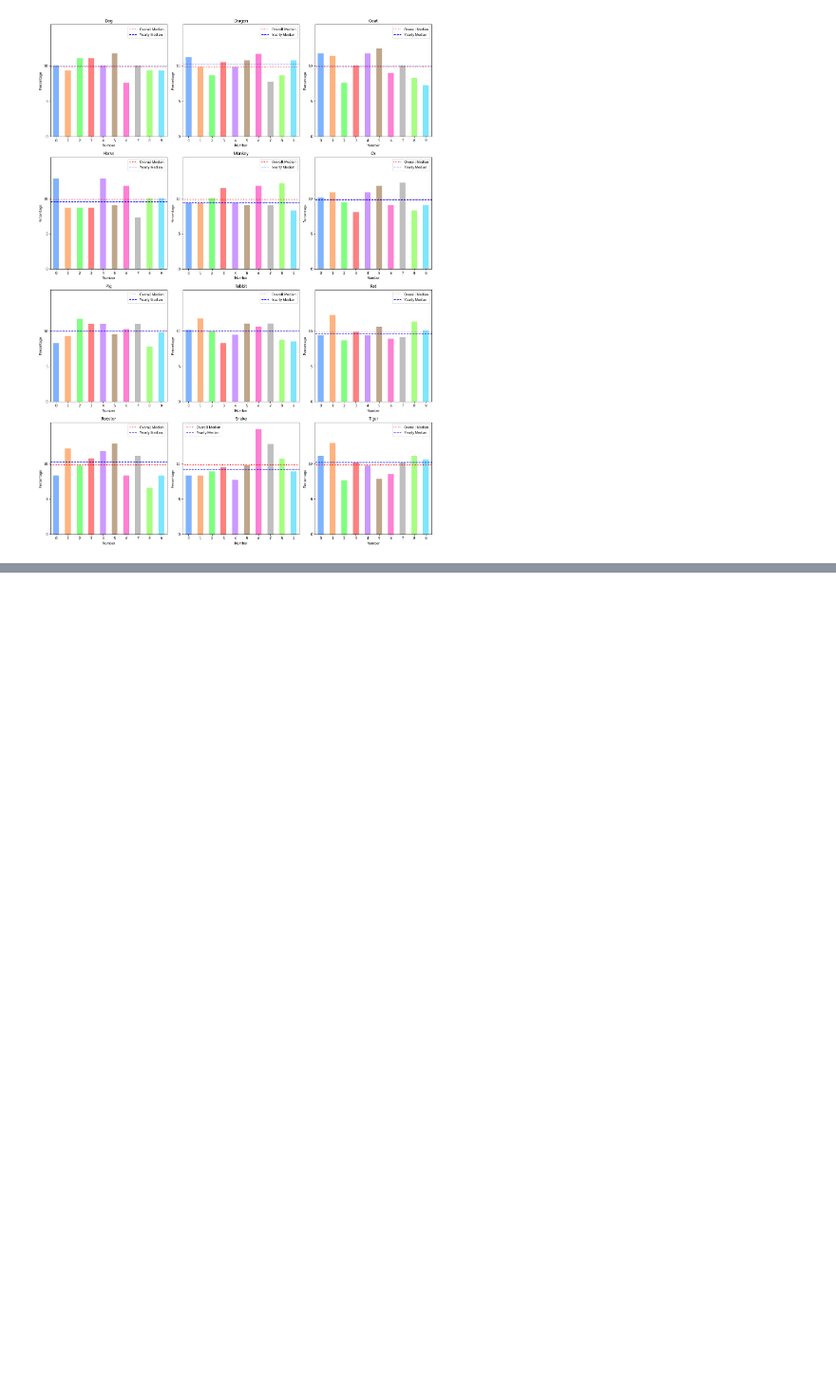
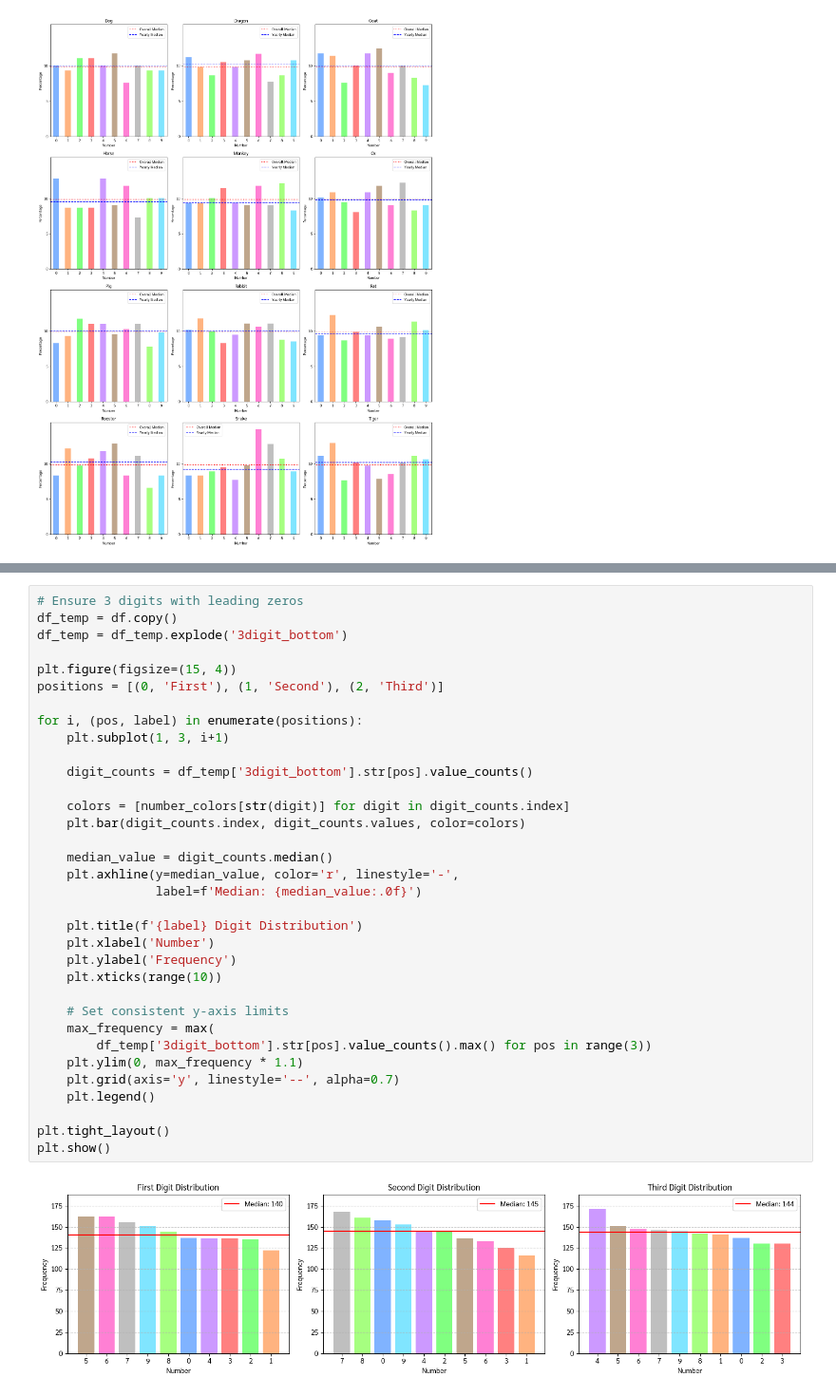
Before and after one commit to tangnatta/AUT461-Thai-Lottery-2025, a Jupyter notebook: eda.ipynb, the cells around one changed output, grey strips where cells are left out. Shown at 95% size. Drawn from its saved outputs; the diff is of its cells as text; blank space fills up the shorter version.

```diff
--- a/eda.ipynb
+++ b/eda.ipynb
@@ -577,0 +660,36 @@ df_1prize.groupby('value [i]')['value [i+1]'].value_counts().sort_values(ascendi
+# %%
+# Ensure 3 digits with leading zeros
+df_temp = df.copy()
+df_temp = df_temp.explode('3digit_bottom')
+
+plt.figure(figsize=(15, 4))
+positions = [(0, 'First'), (1, 'Second'), (2, 'Third')]
+
+for i, (pos, label) in enumerate(positions):
+    plt.subplot(1, 3, i+1)
+
+    digit_counts = df_temp['3digit_bottom'].str[pos].value_counts()
+
+    colors = [number_colors[str(digit)] for digit in digit_counts.index]
+    plt.bar(digit_counts.index, digit_counts.values, color=colors)
+
+    median_value = digit_counts.median()
+    plt.axhline(y=median_value, color='r', linestyle='-',
+                label=f'Median: {median_value:.0f}')
+
+    plt.title(f'{label} Digit Distribution')
+    plt.xlabel('Number')
+    plt.ylabel('Frequency')
+    plt.xticks(range(10))
+
+    # Set consistent y-axis limits
+    max_frequency = max(
+        df_temp['3digit_bottom'].str[pos].value_counts().max() for pos in range(3))
+    plt.ylim(0, max_frequency * 1.1)
+    plt.grid(axis='y', linestyle='--', alpha=0.7)
+    plt.legend()
+
+plt.tight_layout()
+plt.show()
+# %% [output]
+[figure, added]
```
Also changed, not shown: parts of 13 cells of this notebook.
